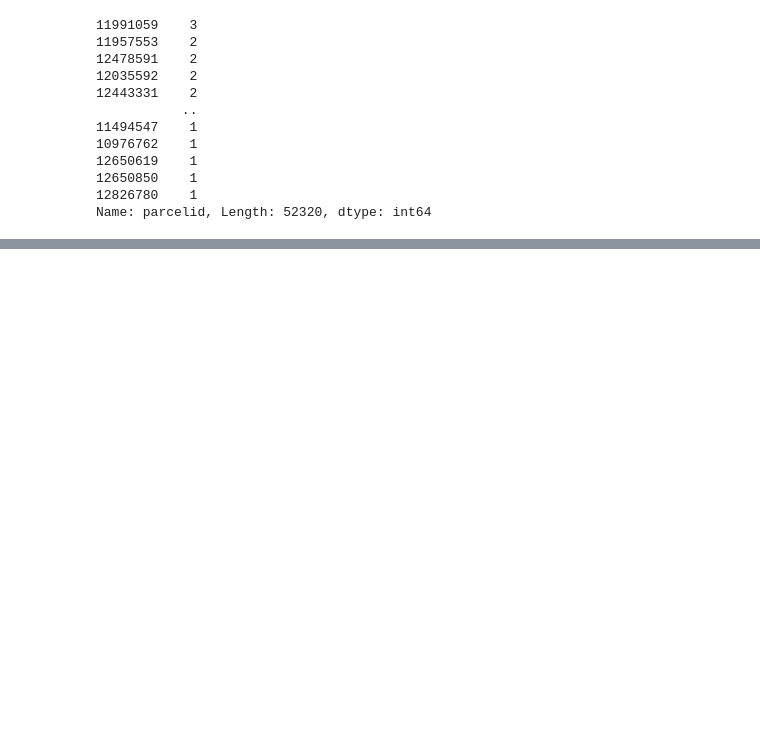
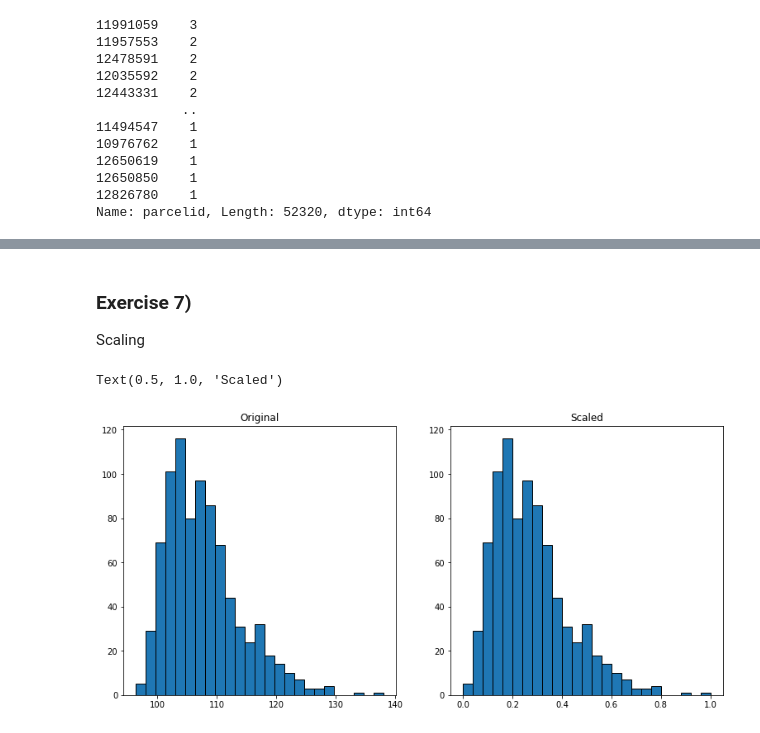
Before and after one commit to jeneyring/clustering-exercises-s, a Jupyter notebook: clustering-exercises.ipynb, the cells around one changed output, grey strips where cells are left out. Drawn from its saved outputs; the diff is of its cells as text; code cells hidden in the pictures; blank space fills up the shorter version.

Commit message:
clustering exercises

```diff
--- a/clustering-exercises.ipynb
+++ b/clustering-exercises.ipynb
@@ -61,0 +462,35 @@ Name: parcelid, Length: 52320, dtype: int64
+# %% [markdown]
+### Exercise 7)
+Scaling
+# %%
+import sklearn.preprocessing
+from scipy import stats
+import matplotlib.pyplot as plt
+
+
+x = stats.skewnorm(7).rvs(1500) * 10 + 100
+x = x.reshape(-1, 1)
+#I first again split, to have a set of data that is not scaled and one
+#that is scaled:
+x_train_and_validate, x_test = train_test_split(x, random_state=123)
+x_train, x_validate = train_test_split(x_train_and_validate)
+
+scaler = sklearn.preprocessing.MinMaxScaler()
+# Note that we only call .fit with the training data,
+# but we use .transform to apply the scaling to all the data splits.
+scaler.fit(x_train)
+
+x_train_scaled = scaler.transform(x_train)
+x_validate_scaled = scaler.transform(x_validate)
+x_test_scaled = scaler.transform(x_test)
+
+plt.figure(figsize=(13, 6))
+plt.subplot(121)
+plt.hist(x_train, bins=25, ec='black')
+plt.title('Original')
+plt.subplot(122)
+plt.hist(x_train_scaled, bins=25, ec='black')
+plt.title('Scaled')
+# %% [output]
+Text(0.5, 1.0, 'Scaled')
+[figure, added]
```
Also changed, not shown: parts of 45 cells of this notebook, 1 other file.
